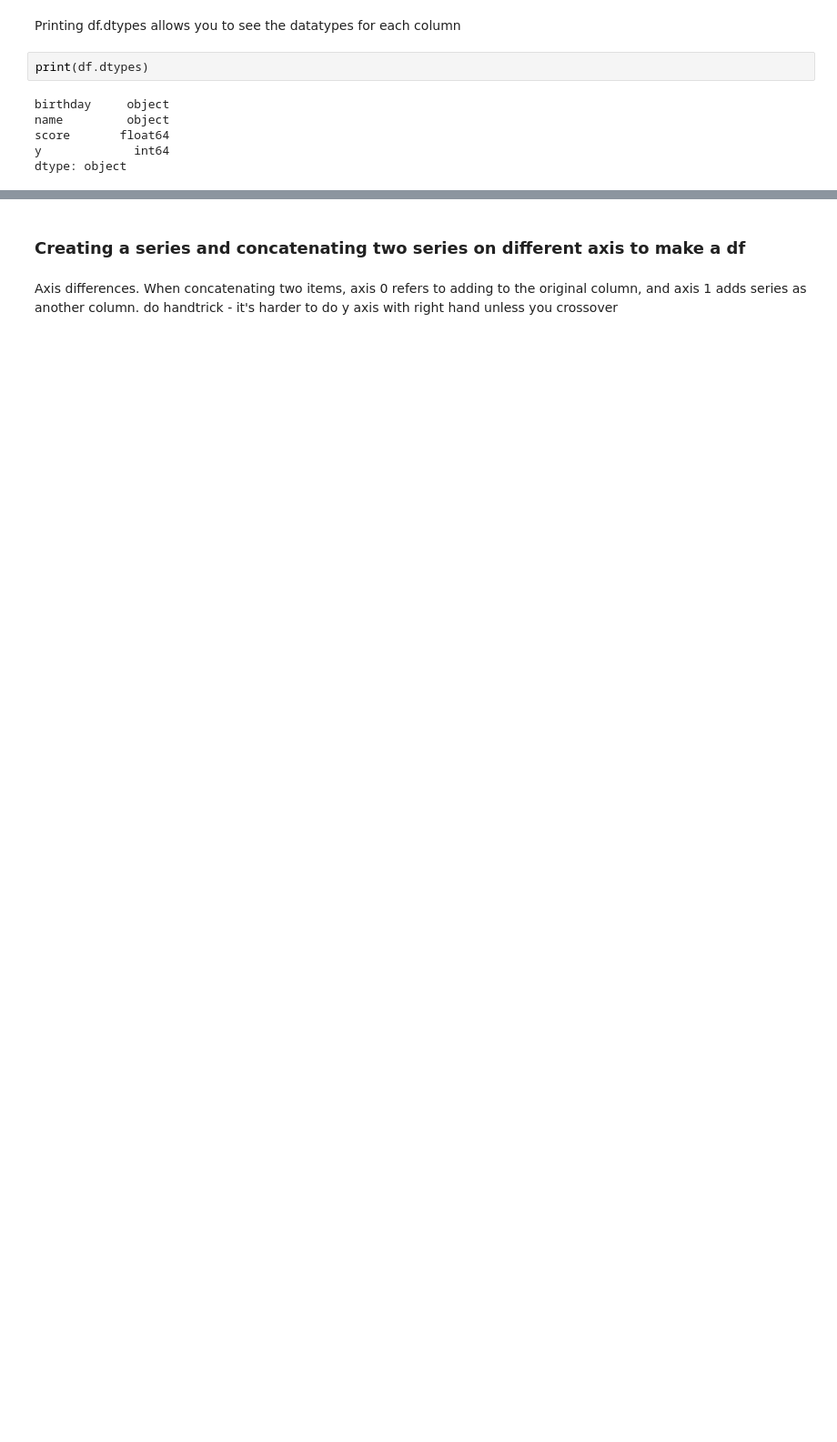
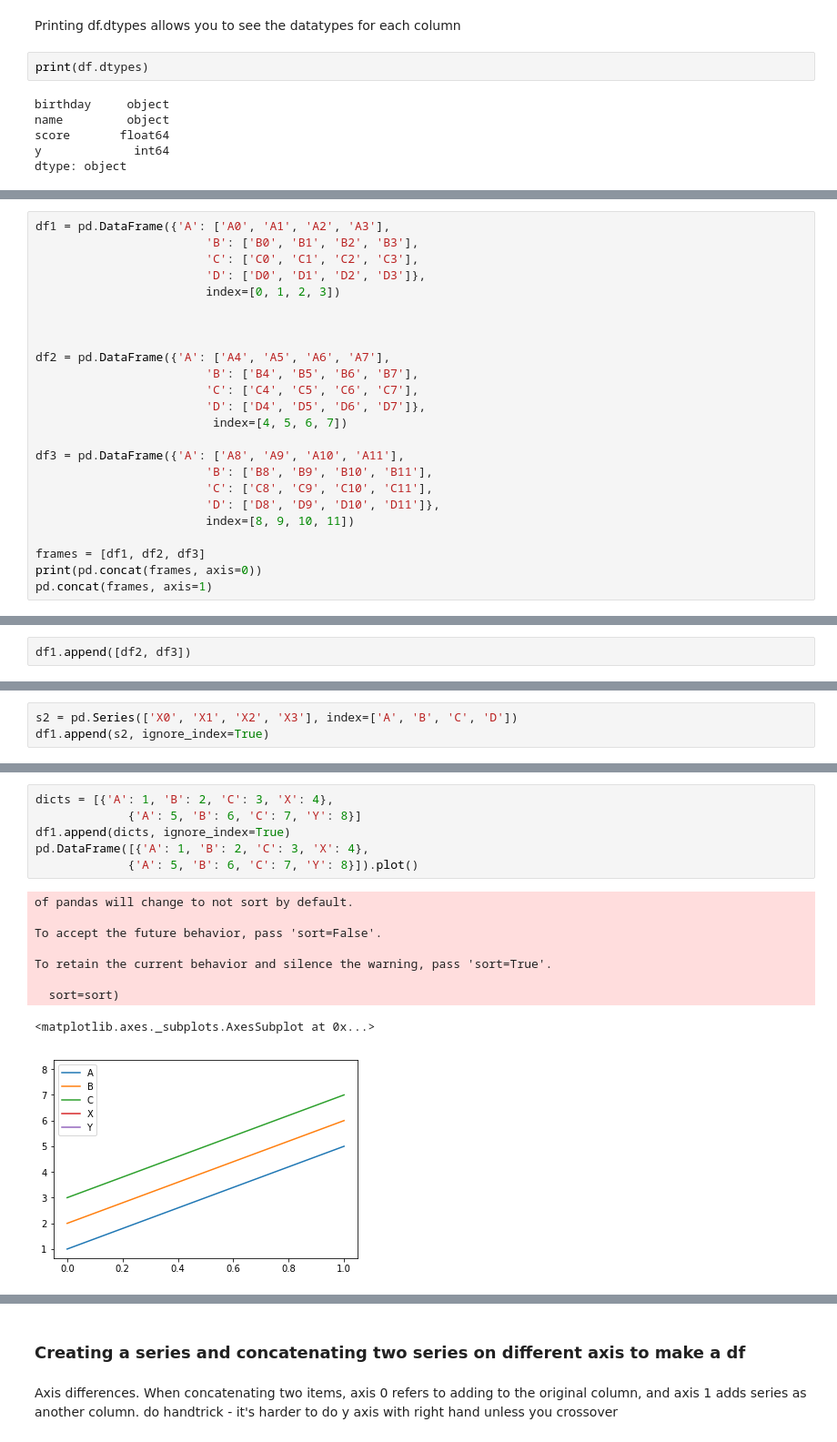
Before and after one commit to dataScientist11/panda-snippets, a Jupyter notebook: DataAnalysis2Memorize.ipynb, the cells around one changed output, grey strips where cells are left out. Shown at 91% size. Saved outputs shown, nothing was run; the diff lists cells and outputs as text; blank space fills up the shorter version.

```diff
--- a/DataAnalysis2Memorize.ipynb
+++ b/DataAnalysis2Memorize.ipynb
@@ -76,0 +152,24 @@ dtype: object
+# %%
+df1 = pd.DataFrame({'A': ['A0', 'A1', 'A2', 'A3'],
+                        'B': ['B0', 'B1', 'B2', 'B3'],
+                        'C': ['C0', 'C1', 'C2', 'C3'],
+                        'D': ['D0', 'D1', 'D2', 'D3']},
+                        index=[0, 1, 2, 3])
+
+
+
+df2 = pd.DataFrame({'A': ['A4', 'A5', 'A6', 'A7'],
+                        'B': ['B4', 'B5', 'B6', 'B7'],
+                        'C': ['C4', 'C5', 'C6', 'C7'],
+                        'D': ['D4', 'D5', 'D6', 'D7']},
+                         index=[4, 5, 6, 7])
+
+df3 = pd.DataFrame({'A': ['A8', 'A9', 'A10', 'A11'],
+                        'B': ['B8', 'B9', 'B10', 'B11'],
+                        'C': ['C8', 'C9', 'C10', 'C11'],
+                        'D': ['D8', 'D9', 'D10', 'D11']},
+                        index=[8, 9, 10, 11])
+
+frames = [df1, df2, df3]
+print(pd.concat(frames, axis=0))
+pd.concat(frames, axis=1)
@@ -76,0 +249,2 @@ dtype: object
+# %%
+df1.append([df2, df3])
@@ -76,0 +283,3 @@ dtype: object
+# %%
+s2 = pd.Series(['X0', 'X1', 'X2', 'X3'], index=['A', 'B', 'C', 'D'])
+df1.append(s2, ignore_index=True)
@@ -76,0 +293,16 @@ dtype: object
+# %%
+dicts = [{'A': 1, 'B': 2, 'C': 3, 'X': 4},
+             {'A': 5, 'B': 6, 'C': 7, 'Y': 8}]
+df1.append(dicts, ignore_index=True)
+pd.DataFrame([{'A': 1, 'B': 2, 'C': 3, 'X': 4},
+             {'A': 5, 'B': 6, 'C': 7, 'Y': 8}]).plot()
+# %% [output]
+of pandas will change to not sort by default.
+
+To accept the future behavior, pass 'sort=False'.
+
+To retain the current behavior and silence the warning, pass 'sort=True'.
+
+  sort=sort)
+<matplotlib.axes._subplots.AxesSubplot at 0x...>
+[figure, added]
```
Also changed, not shown: parts of 55 cells of this notebook, 4 other files.
